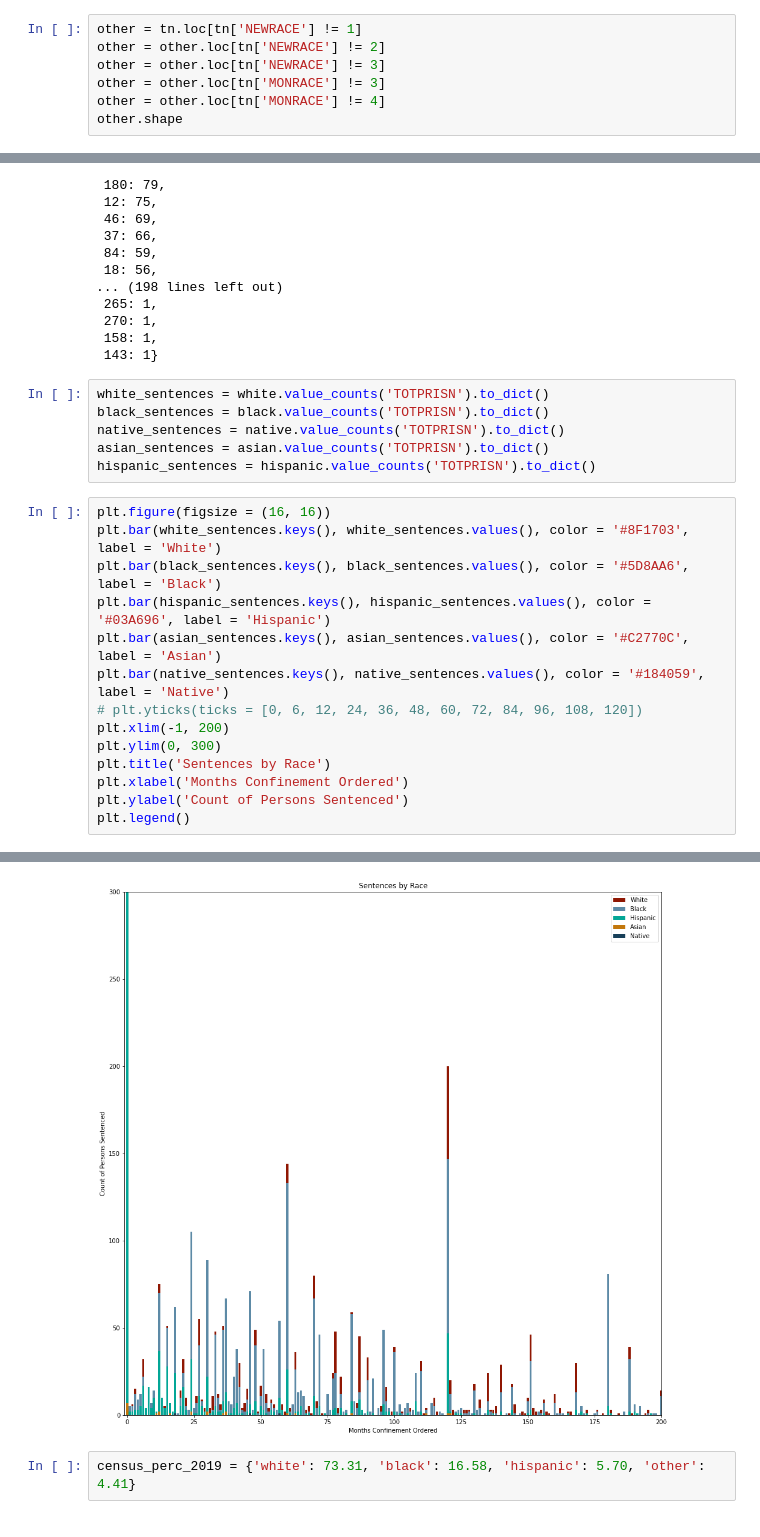
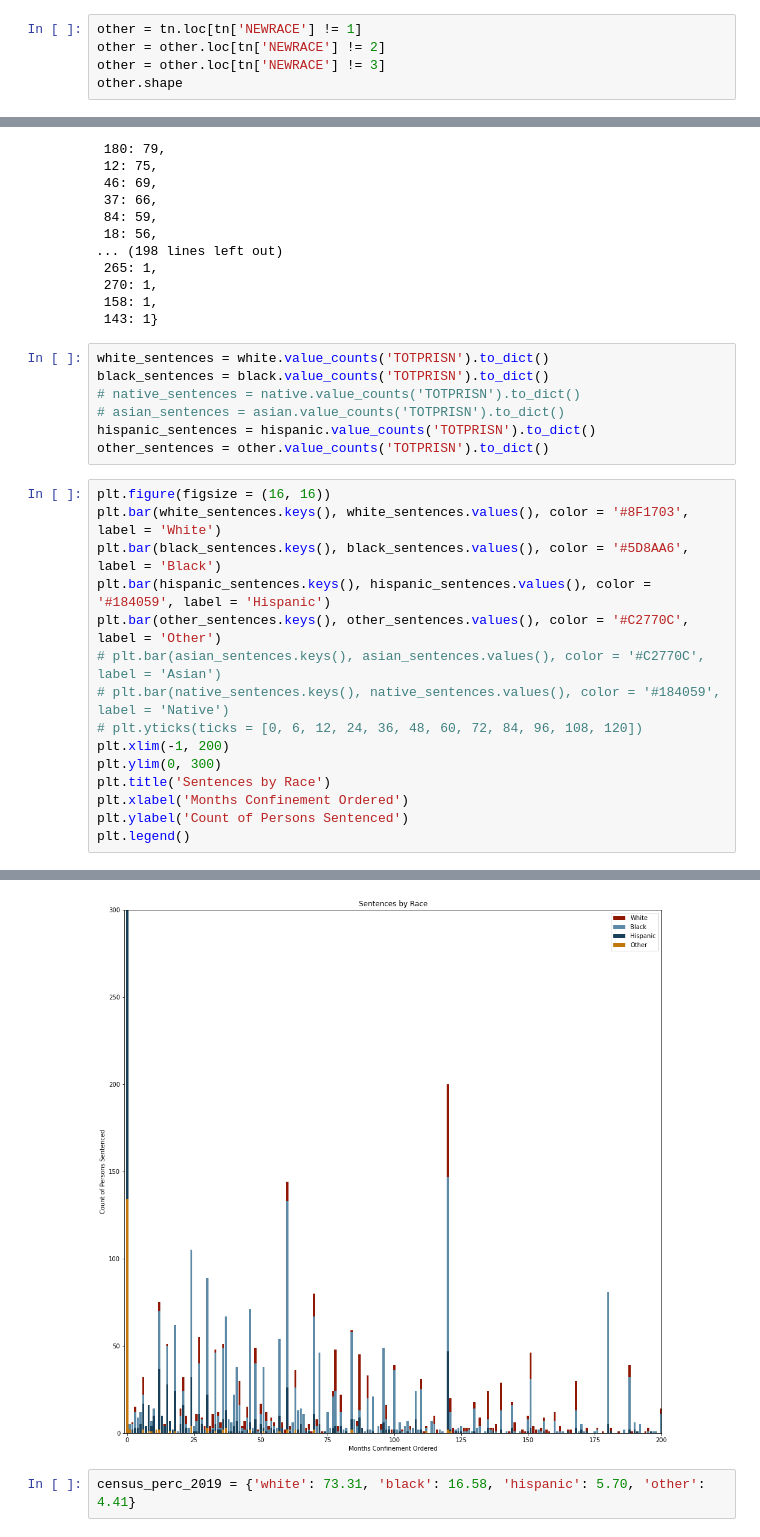
Before and after one commit to jenwhitson/sentencing_project, a Jupyter notebook: notebooks/individual_offender_eda.ipynb, the cells around one changed output, grey strips where cells are left out. Drawn from its saved outputs; the diff is of its cells as text.

Commit message:
merged and charted sentrnge and bookercd columns by race

```diff
--- a/notebooks/individual_offender_eda.ipynb
+++ b/notebooks/individual_offender_eda.ipynb
@@ -1259,7 +1273,5 @@ hispanic = tn.loc[tn['NEWRACE'] == 3]
 other = tn.loc[tn['NEWRACE'] != 1]
 other = other.loc[tn['NEWRACE'] != 2]
 other = other.loc[tn['NEWRACE'] != 3]
-other = other.loc[tn['MONRACE'] != 3]
-other = other.loc[tn['MONRACE'] != 4]
 other.shape
 # %% [output]
@@ -1288,26 +1300,28 @@ white_sentences
 # %%
 white_sentences = white.value_counts('TOTPRISN').to_dict()
 black_sentences = black.value_counts('TOTPRISN').to_dict()
-native_sentences = native.value_counts('TOTPRISN').to_dict()
-asian_sentences = asian.value_counts('TOTPRISN').to_dict()
+# native_sentences = native.value_counts('TOTPRISN').to_dict()
+# asian_sentences = asian.value_counts('TOTPRISN').to_dict()
 hispanic_sentences = hispanic.value_counts('TOTPRISN').to_dict()
+other_sentences = other.value_counts('TOTPRISN').to_dict()
 # %%
 plt.figure(figsize = (16, 16))
 plt.bar(white_sentences.keys(), white_sentences.values(), color = '#8F1703', label = 'White')
 plt.bar(black_sentences.keys(), black_sentences.values(), color = '#5D8AA6', label = 'Black')
-plt.bar(hispanic_sentences.keys(), hispanic_sentences.values(), color = '#03A696', label = 'Hispanic')
-plt.bar(asian_sentences.keys(), asian_sentences.values(), color = '#C2770C', label = 'Asian')
-plt.bar(native_sentences.keys(), native_sentences.values(), color = '#184059', label = 'Native')
+plt.bar(hispanic_sentences.keys(), hispanic_sentences.values(), color = '#184059', label = 'Hispanic')
+plt.bar(other_sentences.keys(), other_sentences.values(), color = '#C2770C', label = 'Other')
+# plt.bar(asian_sentences.keys(), asian_sentences.values(), color = '#C2770C', label = 'Asian')
+# plt.bar(native_sentences.keys(), native_sentences.values(), color = '#184059', label = 'Native')
 # plt.yticks(ticks = [0, 6, 12, 24, 36, 48, 60, 72, 84, 96, 108, 120])
 plt.xlim(-1, 200)
 plt.ylim(0, 300)
 plt.title('Sentences by Race')
 plt.xlabel('Months Confinement Ordered')
 plt.ylabel('Count of Persons Sentenced')
 plt.legend()
 # %% [output]
 <matplotlib.legend.Legend at 0x...>
-[figure, old version]
+[figure, new version]
 # %%
 census_perc_2019 = {'white': 73.31, 'black': 16.58, 'hispanic': 5.70, 'other': 4.41}
 # %% [markdown]
```
Also changed, not shown: parts of 35 cells of this notebook.
